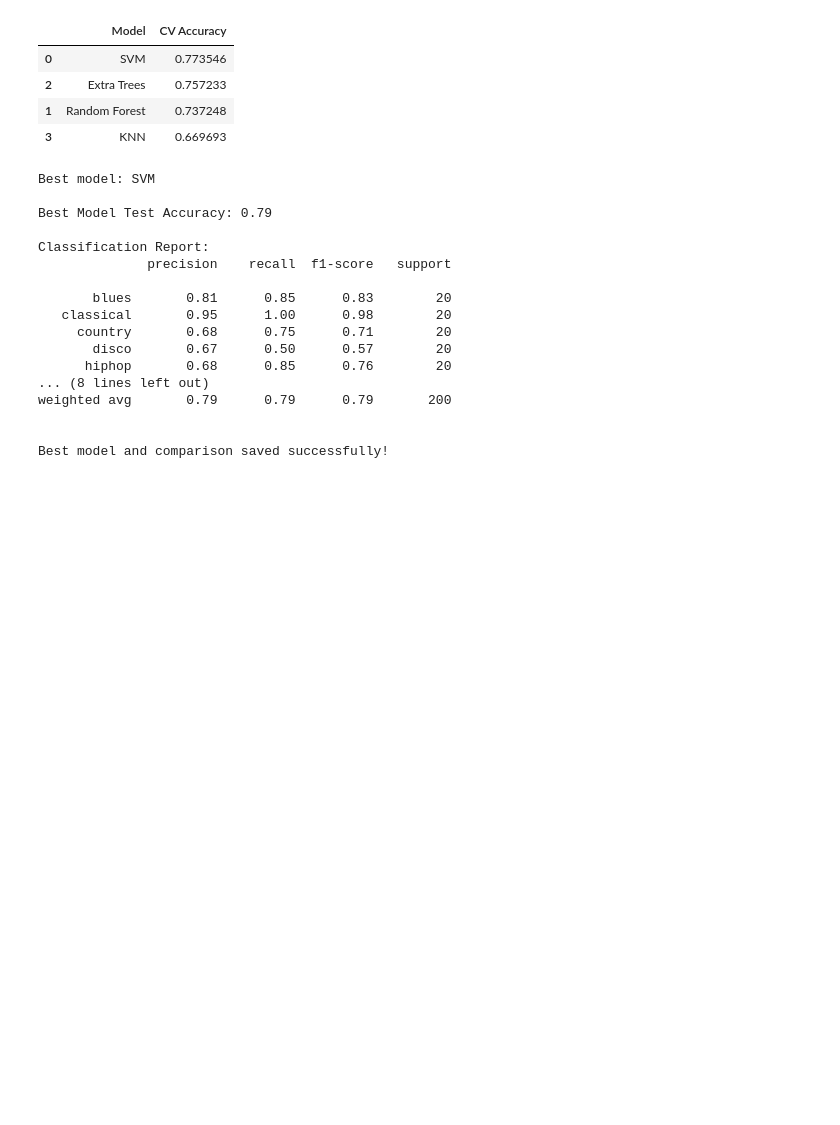
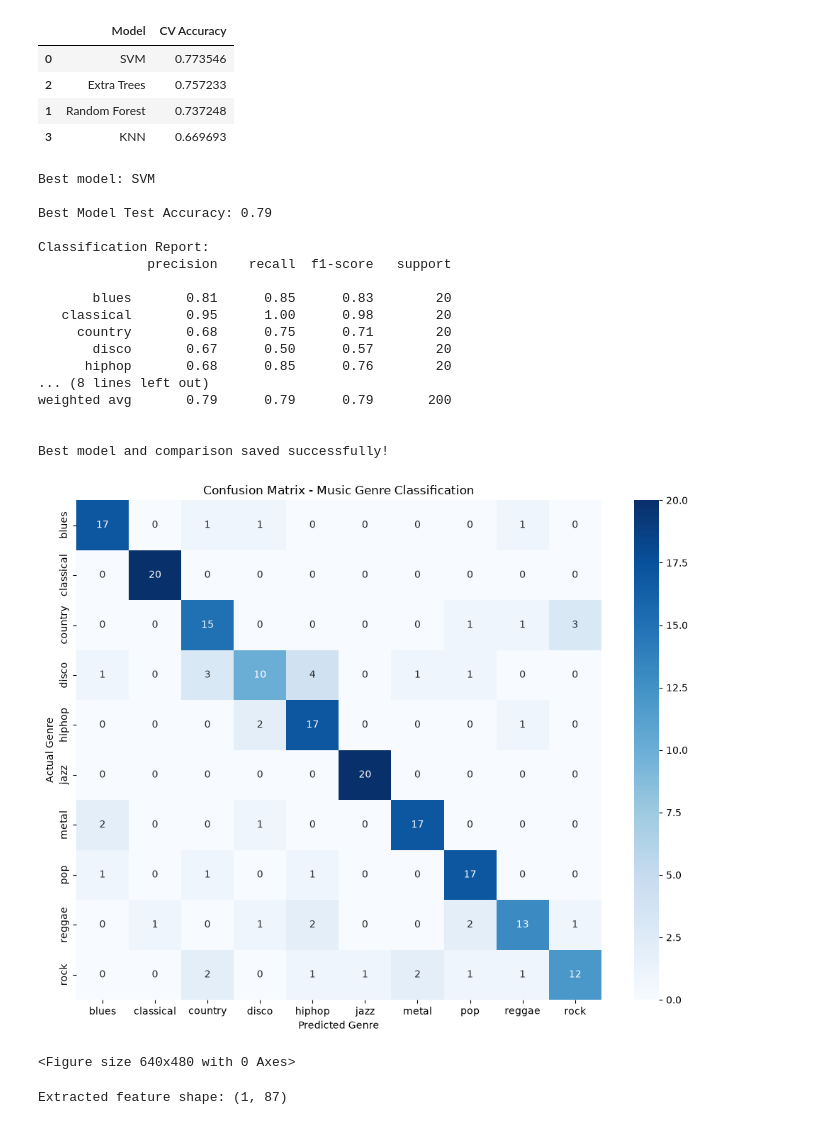
Before and after one commit to Raynee09/MusicGenre, a Jupyter notebook: music_genre_classification.ipynb, the cells around one changed output. Saved outputs shown, nothing was run; the diff lists cells and outputs as text; code cells hidden in the pictures; blank space fills up the shorter version.

```diff
--- a/music_genre_classification.ipynb
+++ b/music_genre_classification.ipynb
@@ -973,3 +973,33 @@ weighted avg       0.79      0.79      0.79       200
 
 
 Best model and comparison saved successfully!
+# %%
+
+import matplotlib.pyplot as plt
+import seaborn as sns
+from sklearn.metrics import confusion_matrix
+
+# Calculate confusion matrix
+cm = confusion_matrix(y_test, y_pred, labels=best_model.classes_)
+
+# Plot confusion matrix
+plt.figure(figsize=(10, 8))
+
+sns.heatmap(
+    cm,
+    annot=True,
+    fmt="d",
+    cmap="Blues",
+    xticklabels=best_model.classes_,
+    yticklabels=best_model.classes_
+)
+
+plt.title("Confusion Matrix - Music Genre Classification")
+plt.xlabel("Predicted Genre")
+plt.ylabel("Actual Genre")
+plt.tight_layout()
+plt.show()
+plt.savefig("confusion_matrix.png", dpi=300, bbox_inches="tight")
+# %% [output]
+[figure, added]
+<Figure size 640x480 with 0 Axes>
@@ -975,0 +1092,8 @@ Best model and comparison saved successfully!
+# %%
+test_audio = r"C:\Users\LENOVO\OneDrive\Desktop\MusicGenre\archive\Data\genres_original\blues\blues.00006.wav"
+
+test_features = extract_features_for_prediction(test_audio)
+
+print("Extracted feature shape:", test_features.shape)
+# %% [output]
+Extracted feature shape: (1, 87)
```
Also changed, not shown: parts of 2 cells of this notebook, 3 other files.
